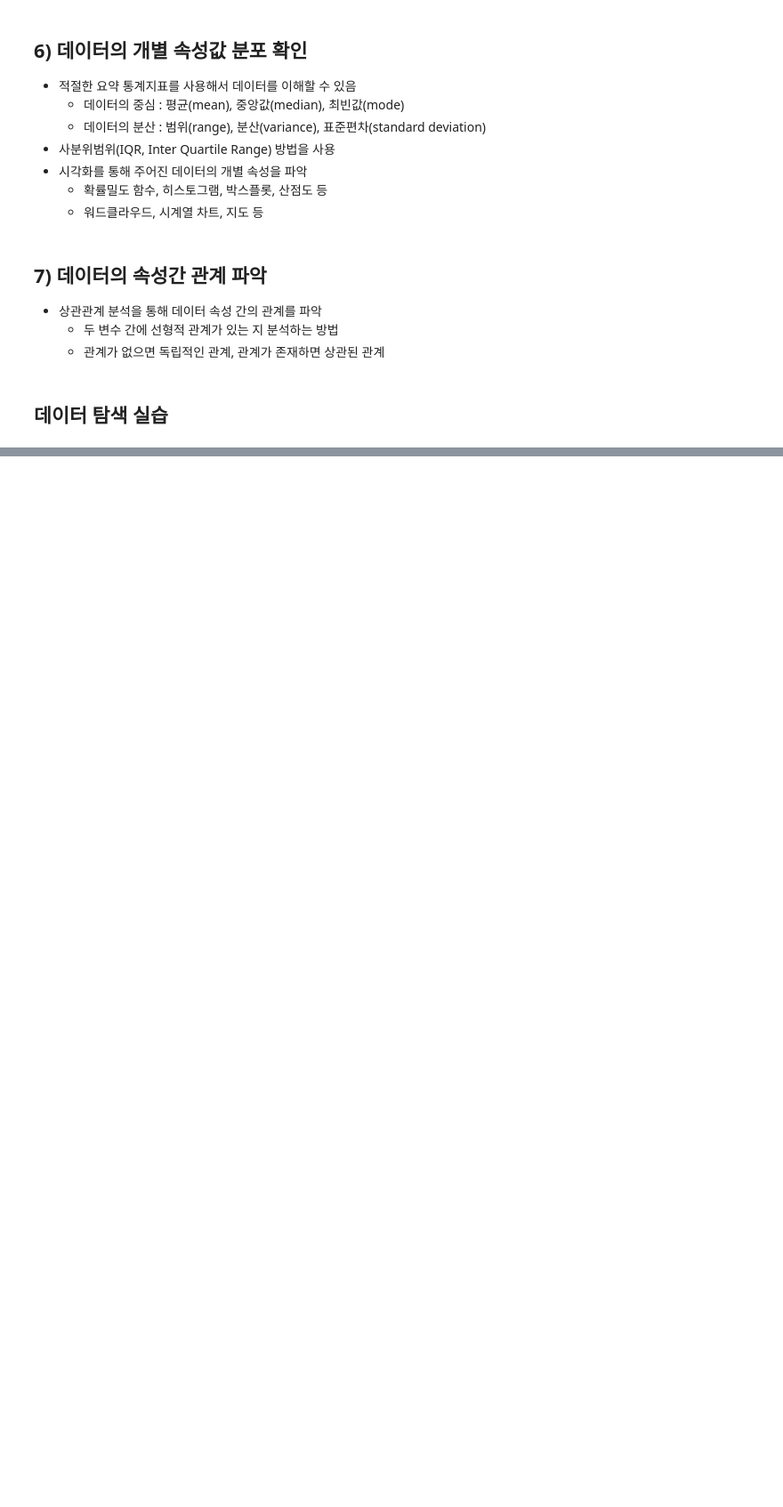
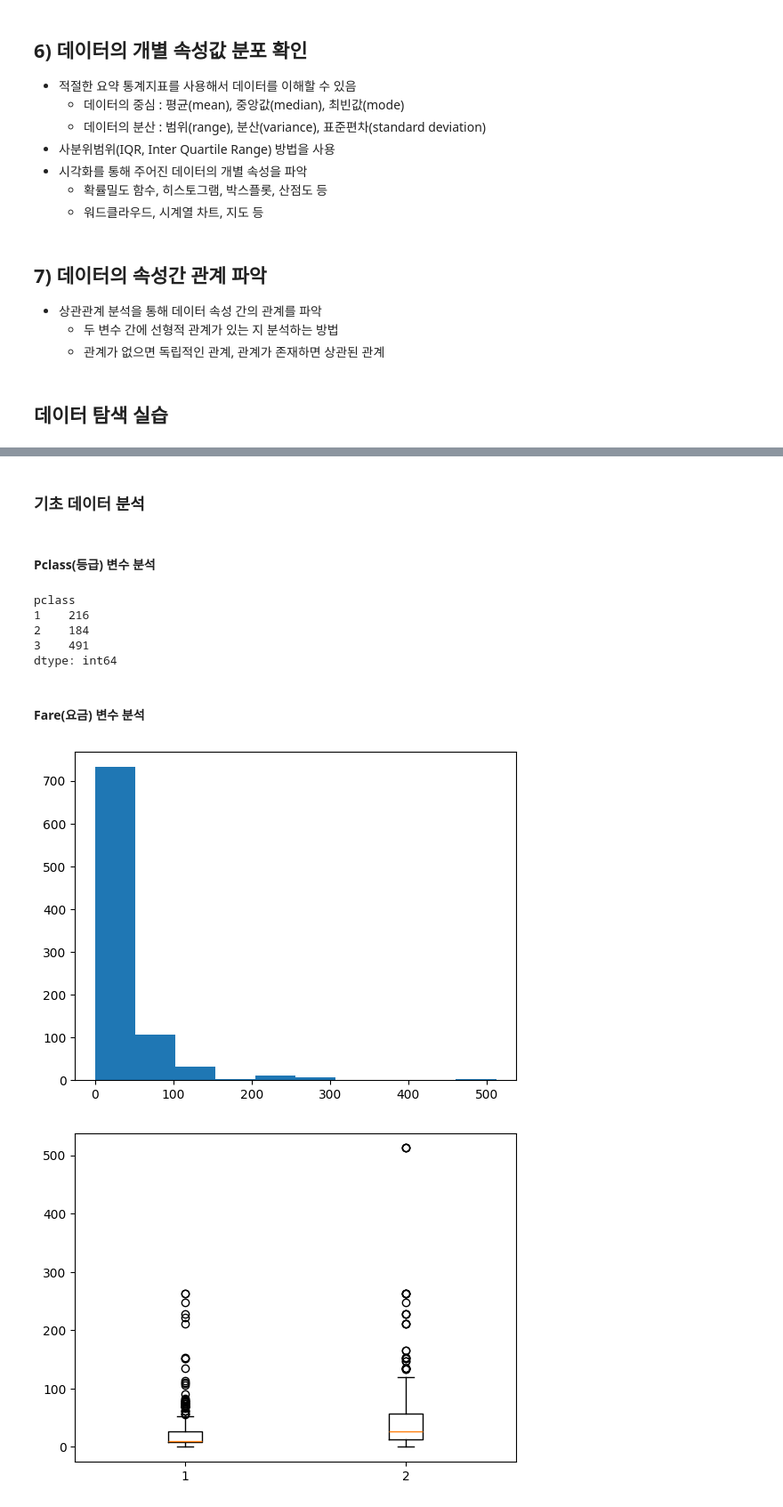
Before and after one commit to YugyeongJo/bigdata-analyst-certification, a Jupyter notebook: docs/02_data_preprocessing/01_data_exprolation/EDA.ipynb, the cells around one changed output, grey strips where cells are left out. Shown: that part at 89% size. Saved outputs shown, nothing was run; the diff lists cells and outputs as text; code cells hidden in the pictures; blank space fills up the shorter version.

```diff
--- a/docs/02_data_preprocessing/01_data_exprolation/EDA.ipynb
+++ b/docs/02_data_preprocessing/01_data_exprolation/EDA.ipynb
@@ -70,0 +80,9 @@ print(df.head())
+# %%
+import seaborn as sns
+import pandas as pd
+
+# seaborn에서 제공하는 타이타닉 데이터셋 로드
+df = sns.load_dataset('titanic')
+
+# 데이터 확인
+df.head()
@@ -70,0 +119,6 @@ print(df.head())
+# %%
+# 변수 타입 변환
+df["survived"] = df["survived"].astype(str)
+df["pclass"] = df["pclass"].astype(str)
+
+df.info()
@@ -70,0 +213,38 @@ print(df.head())
+# %% [markdown]
+### 기초 데이터 분석
+# %% [markdown]
+#### Pclass(등급) 변수 분석
+# %%
+# 빈도수 구하기
+grouped = df.groupby("pclass")
+grouped.size()
+# %% [output]
+pclass
+1    216
+2    184
+3    491
+dtype: int64
+# %% [markdown]
+#### Fare(요금) 변수 분석
+# %%
+# 시각화
+import matplotlib.pyplot as plt
+
+# Histogram
+plt.hist(df["fare"])
+plt.show()
+
+# 데이터분리
+data_0 = df[df["survived"]=="0"]["fare"]
+data_1 = df[df["survived"]=="1"]["fare"]
+
+# Boxplot - survived 값에 따른 fare 값의 분포를 보여줌
+fig, ax = plt.subplots()
+ax.boxplot([data_0, data_1])
+plt.show()
+
+# 생존자들이 사망한 승객들보다 요금(fare)이 더 높지만 그렇게 큰 차이는 없음
+# 부가적으로 요금에 대한 이상치가 존재함
+# %% [output]
+[figure, added]
+[figure, added]
```
Also changed, not shown: parts of 14 cells of this notebook, 1 other file.
